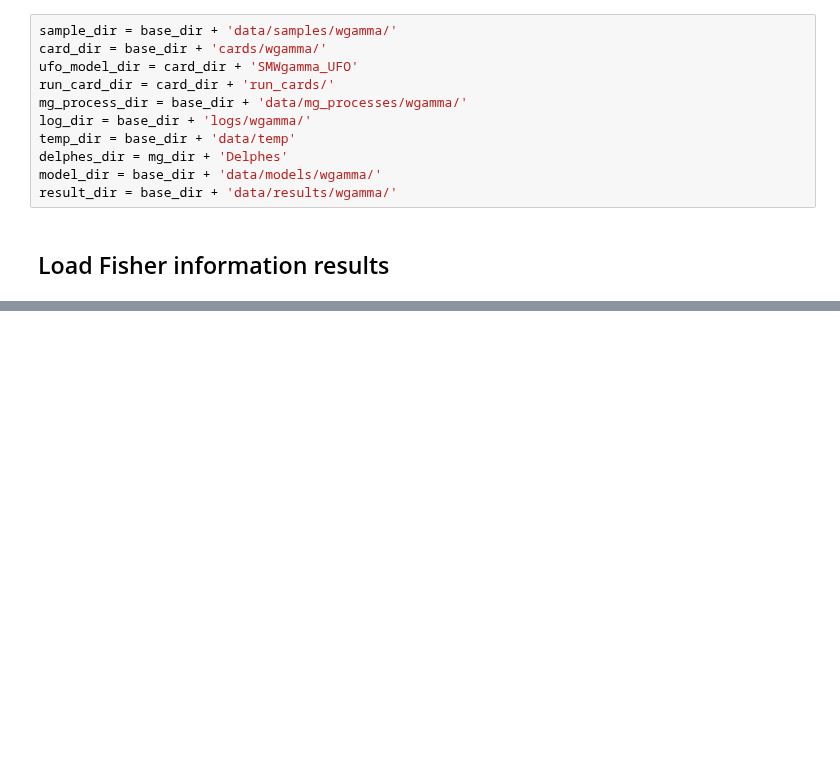
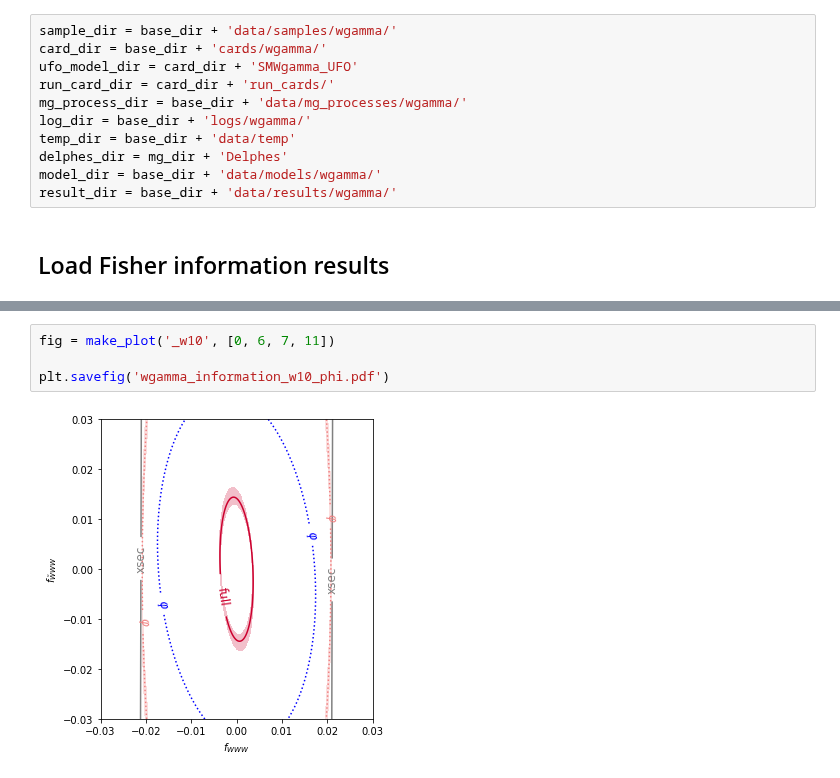
Before and after one commit to dlvp/diboson_mining, a Jupyter notebook: notebooks/wgamma/07_plot_fisher_information.ipynb, the cells around one changed output, grey strips where cells are left out. Saved outputs shown, nothing was run; the diff lists cells and outputs as text; blank space fills up the shorter version.

```diff
--- a/notebooks/wgamma/07_plot_fisher_information.ipynb
+++ b/notebooks/wgamma/07_plot_fisher_information.ipynb
@@ -122,0 +156,6 @@ plt.savefig('wgamma_information_w100.pdf')
+# %%
+fig = make_plot('_w10', [0, 6, 7, 11])
+
+plt.savefig('wgamma_information_w10_phi.pdf')
+# %% [output]
+[figure, added]
```
Also changed, not shown: parts of 11 cells of this notebook, 7 other files.
